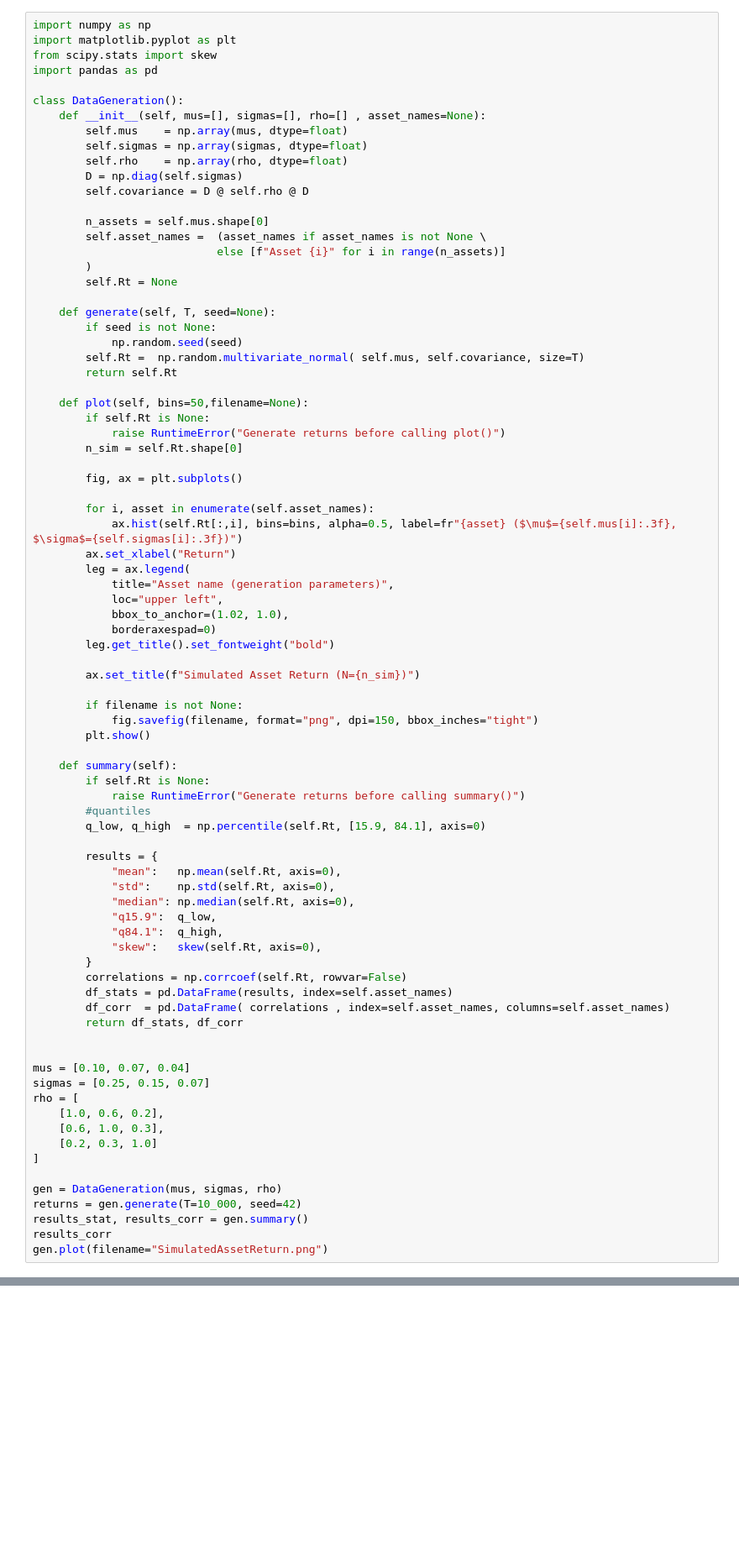
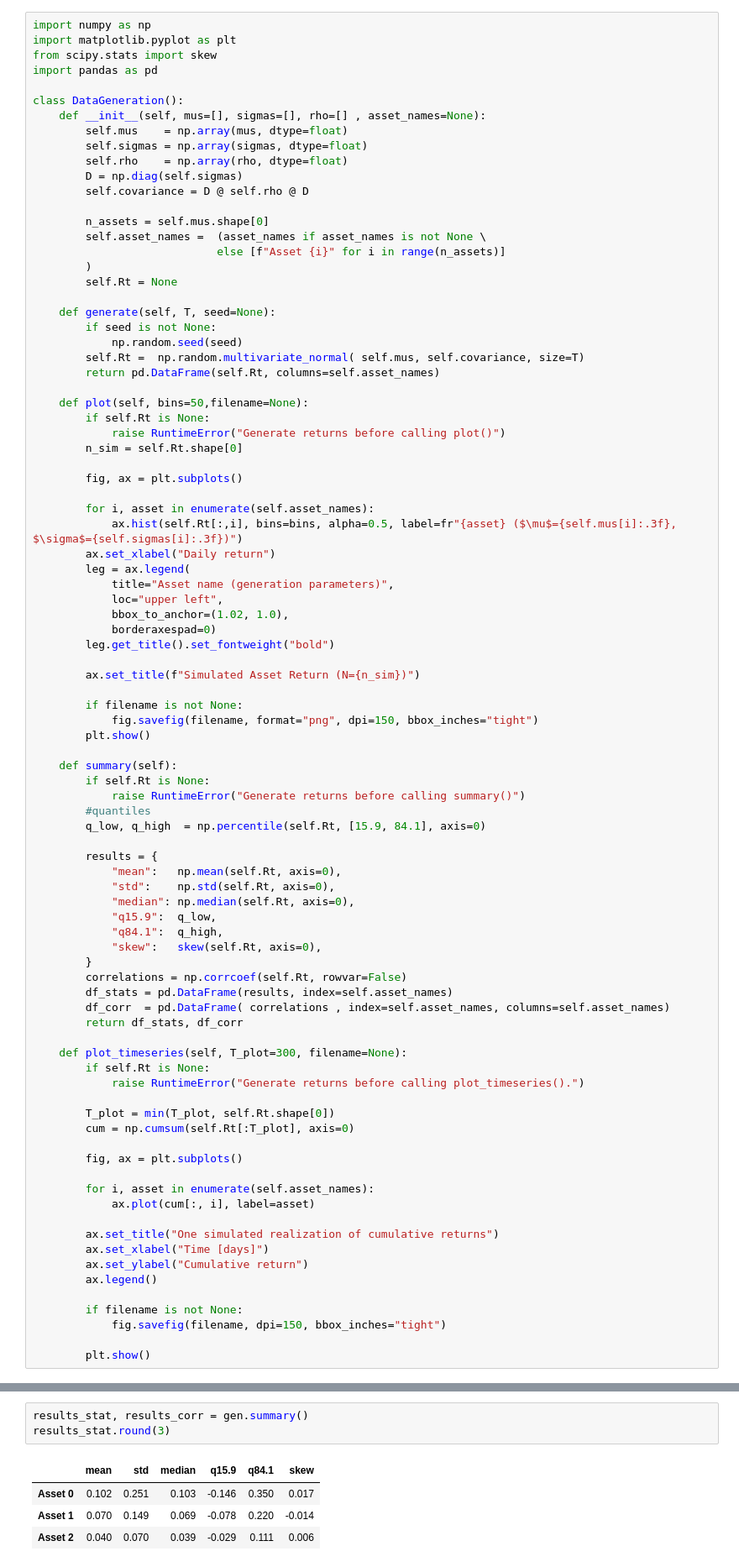
Before and after one commit to ChrisVergis/PortfolioDiversify, a Jupyter notebook: project_init.ipynb, the cells around one changed output, grey strips where cells are left out. Shown at 84% size. Drawn from its saved outputs; the diff is of its cells as text; blank space fills up the shorter version.

```diff
--- a/project_init.ipynb
+++ b/project_init.ipynb
@@ -22,7 +22,7 @@ class DataGeneration():
         if seed is not None:
             np.random.seed(seed)
         self.Rt =  np.random.multivariate_normal( self.mus, self.covariance, size=T)
-        return self.Rt
+        return pd.DataFrame(self.Rt, columns=self.asset_names)
 
     def plot(self, bins=50,filename=None):
         if self.Rt is None:
@@ -33,7 +33,7 @@ class DataGeneration():
 
         for i, asset in enumerate(self.asset_names):
             ax.hist(self.Rt[:,i], bins=bins, alpha=0.5, label=fr"{asset} ($\mu$={self.mus[i]:.3f}, $\sigma$={self.sigmas[i]:.3f})")
-        ax.set_xlabel("Return")
+        ax.set_xlabel("Daily return")
         leg = ax.legend(
             title="Asset name (generation parameters)",
             loc="upper left",
@@ -66,17 +66,24 @@ class DataGeneration():
         df_corr  = pd.DataFrame( correlations , index=self.asset_names, columns=self.asset_names)
         return df_stats, df_corr
 
+    def plot_timeseries(self, T_plot=300, filename=None):
+        if self.Rt is None:
+            raise RuntimeError("Generate returns before calling plot_timeseries().")
 
-mus = [0.10, 0.07, 0.04]
-sigmas = [0.25, 0.15, 0.07]
-rho = [
-    [1.0, 0.6, 0.2],
-    [0.6, 1.0, 0.3],
-    [0.2, 0.3, 1.0]
-]
+        T_plot = min(T_plot, self.Rt.shape[0])
+        cum = np.cumsum(self.Rt[:T_plot], axis=0)
 
-gen = DataGeneration(mus, sigmas, rho)
-returns = gen.generate(T=10_000, seed=42)
-results_stat, results_corr = gen.summary()
-results_corr
-gen.plot(filename="SimulatedAssetReturn.png")
+        fig, ax = plt.subplots()
+
+        for i, asset in enumerate(self.asset_names):
+            ax.plot(cum[:, i], label=asset)
+
+        ax.set_title("One simulated realization of cumulative returns")
+        ax.set_xlabel("Time [days]")
+        ax.set_ylabel("Cumulative return")
+        ax.legend()
+
+        if filename is not None:
+            fig.savefig(filename, dpi=150, bbox_inches="tight")
+
+        plt.show()
@@ -84,0 +148,8 @@ gen.plot(filename="SimulatedAssetReturn.png")
+# %%
+results_stat, results_corr = gen.summary()
+results_stat.round(3)
+# %% [output]
+|  | mean | std | median | q15.9 | q84.1 | skew |
+| Asset 0 | 0.102 | 0.251 | 0.103 | -0.146 | 0.350 | 0.017 |
+| Asset 1 | 0.070 | 0.149 | 0.069 | -0.078 | 0.220 | -0.014 |
+| Asset 2 | 0.040 | 0.070 | 0.039 | -0.029 | 0.111 | 0.006 |
```
Also changed, not shown: parts of 11 cells of this notebook.
